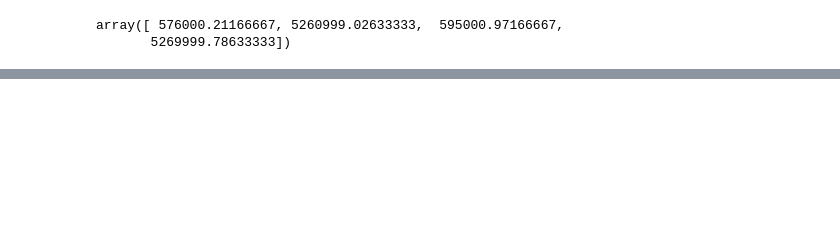
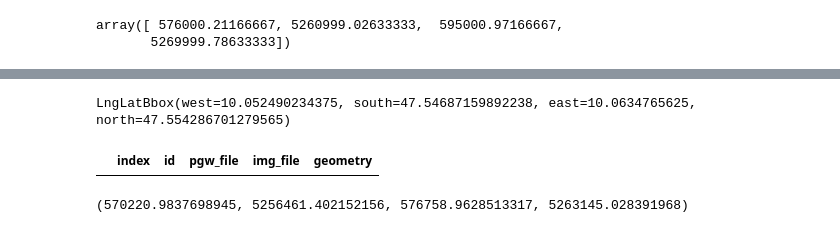
Before and after one commit to grst/kartapullautin2tiles, a Jupyter notebook: docs/notebooks/example2.ipynb, the cells around one changed output, grey strips where cells are left out. Drawn from its saved outputs; the diff is of its cells as text; code cells hidden in the pictures; blank space fills up the shorter version.

```diff
--- a/docs/notebooks/example2.ipynb
+++ b/docs/notebooks/example2.ipynb
@@ -32,0 +40,17 @@ INFO:kartapullautin2tiles:Working on Tile(x=540, y=357, z=10)
+# %%
+mercantile.bounds(t)
+# %% [output]
+LngLatBbox(west=10.052490234375, south=47.54687159892238, east=10.0634765625, north=47.554286701279565)
+# %%
+parent_tile = mercantile.Tile(x=2161, y=1432, z=12)
+# %%
+query_polygon = _get_tile_bb(parent_tile, gpdf.crs)
+tmp_df = gpdf.loc[gpdf.intersects(Polygon.from_bounds(*query_polygon))].reset_index()
+# %%
+tmp_df
+# %% [output]
+|  | index | id | pgw_file | img_file | geometry |
+# %%
+query_polygon
+# %% [output]
+(570220.9837698945, 5256461.402152156, 576758.9628513317, 5263145.028391968)
```
Also changed, not shown: parts of 3 cells of this notebook, 4 other files.
